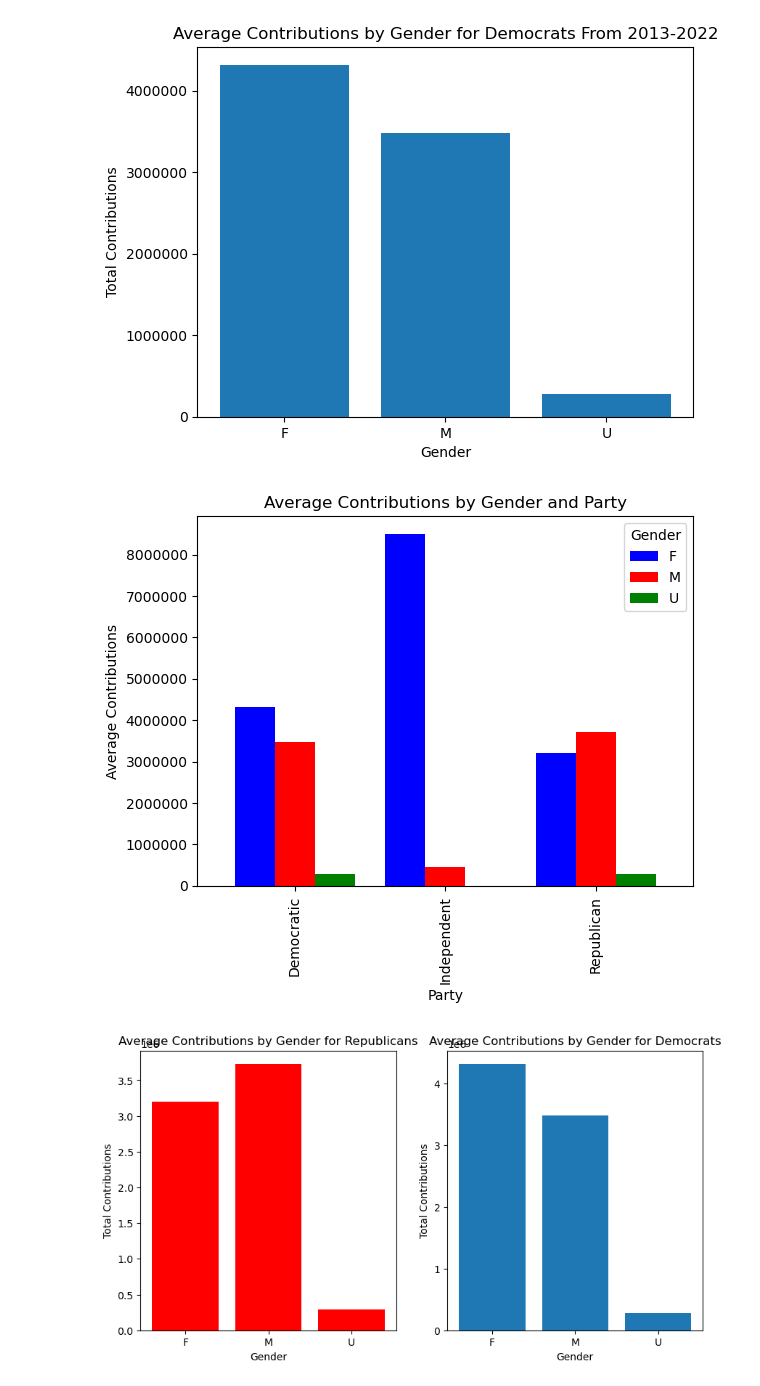
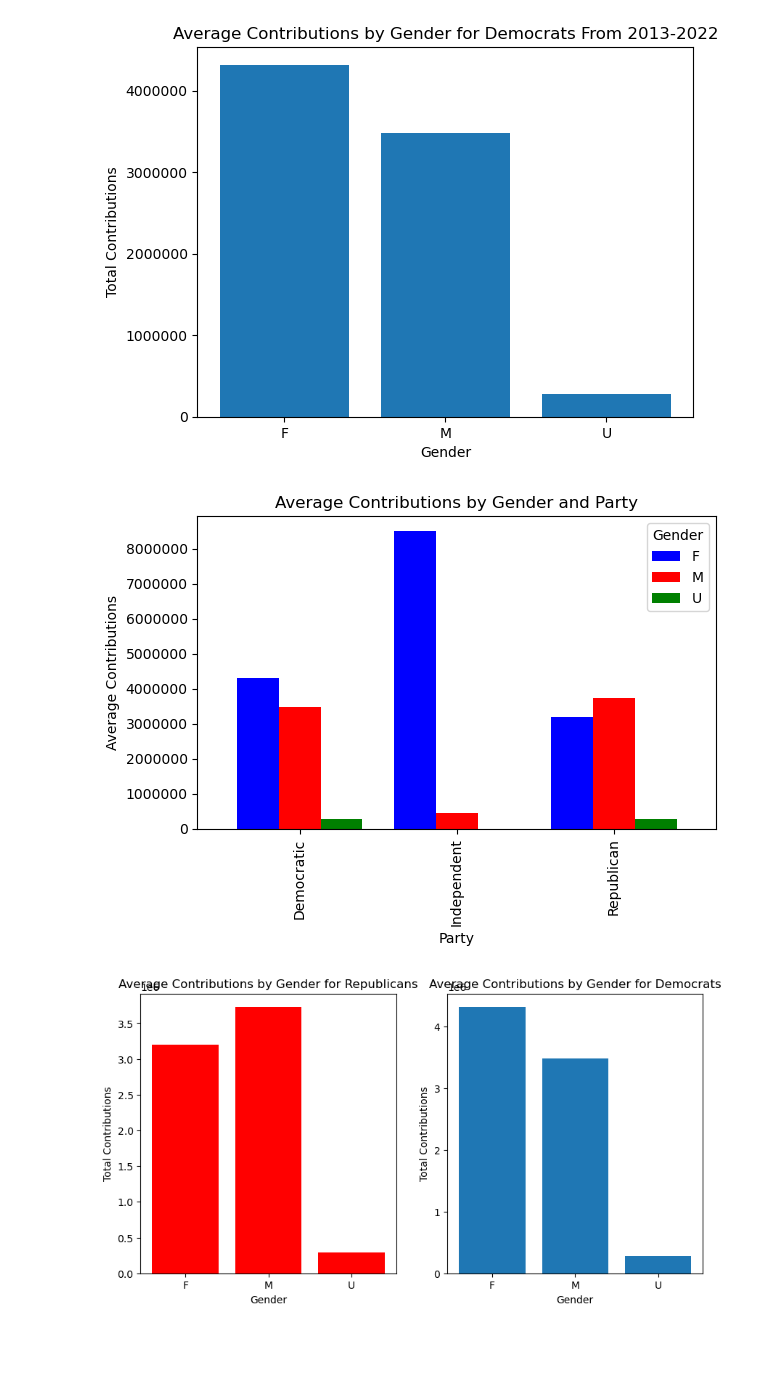
Before and after one commit to david-00001/project1, a Jupyter notebook: congress_csv/Congress_Gender_merged with contributions.ipynb, the cells around one changed output. Saved outputs shown, nothing was run; the diff lists cells and outputs as text; code cells hidden in the pictures; blank space fills up the shorter version.

Commit message:
graphs

```diff
--- a/congress_csv/Congress_Gender_merged with contributions.ipynb
+++ b/congress_csv/Congress_Gender_merged with contributions.ipynb
@@ -203,16 +205,17 @@ color_dict = {"M": "blue", "F": "red", "U" : "green"}
 # %%
 party_grouped = merged_contribution_df.groupby(["Party","Gender"])["Total Contributions 2013-2022"].mean()
 party_grouped = party_grouped.drop(["Independent Democrat"])
 party_grouped.unstack().plot(kind="bar", color=color_dict.values(), width=0.8)
 
 plt.xlabel("Party")
 plt.ylabel("Average Contributions")
 plt.title("Average Contributions by Gender and Party")
 plt.ticklabel_format(style="plain", axis="y")
+plt.tight_layout()
 plt.savefig("ave contributions gender and party")
 plt.show()
 # %% [output]
-[figure, old version]
+[figure, new version]
 # %%
 fig, axs = plt.subplots(1,2, figsize=(10,5))
 
```
Also changed, not shown: parts of 42 cells of this notebook, 3 other files.
